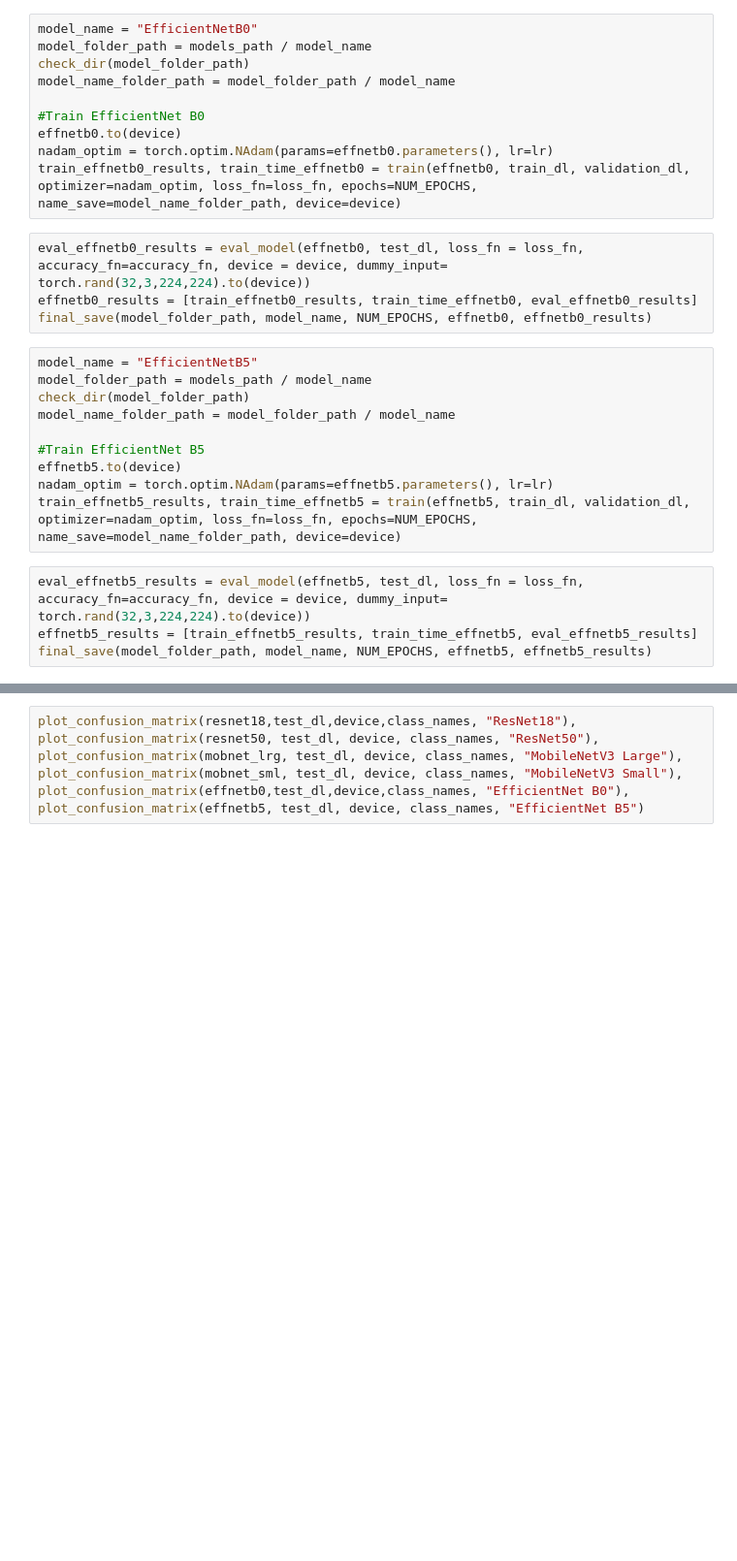
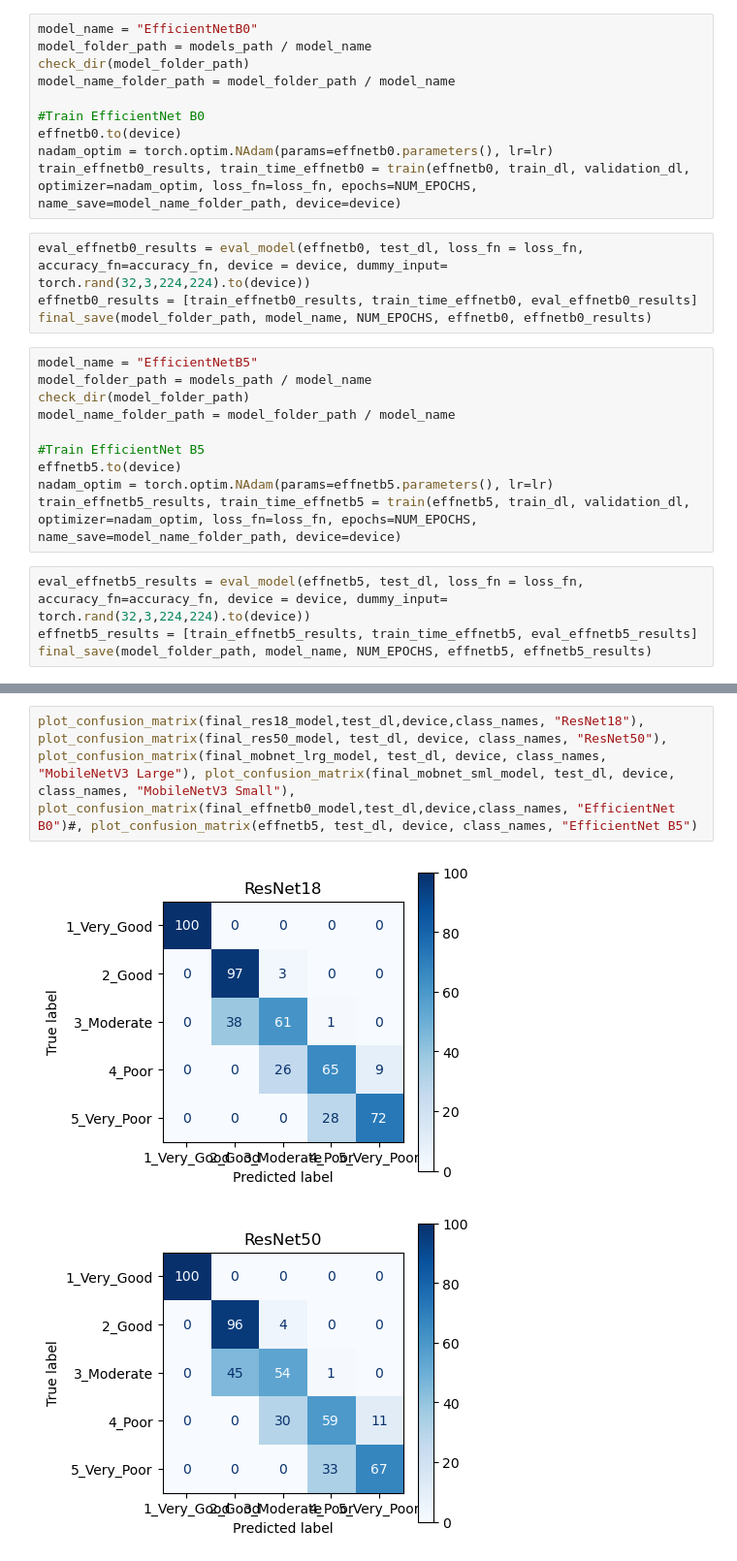
Before and after one commit to J-Mina/AQAUIS, a Jupyter notebook: Code/NAdam_wor.ipynb, the cells around one changed output, grey strips where cells are left out. Shown at 97% size. Drawn from its saved outputs; the diff is of its cells as text; blank space fills up the shorter version.

```diff
--- a/Code/NAdam_wor.ipynb
+++ b/Code/NAdam_wor.ipynb
@@ -183,4 +203,7 @@ plot_loss_curves(train_effnetb0_results,"EfficientNet B0"), plot_loss_curves(tra
 # %%
-plot_confusion_matrix(resnet18,test_dl,device,class_names, "ResNet18"), plot_confusion_matrix(resnet50, test_dl, device, class_names, "ResNet50"),
-plot_confusion_matrix(mobnet_lrg, test_dl, device, class_names, "MobileNetV3 Large"), plot_confusion_matrix(mobnet_sml, test_dl, device, class_names, "MobileNetV3 Small"),
-plot_confusion_matrix(effnetb0,test_dl,device,class_names, "EfficientNet B0"), plot_confusion_matrix(effnetb5, test_dl, device, class_names, "EfficientNet B5")
+plot_confusion_matrix(final_res18_model,test_dl,device,class_names, "ResNet18"), plot_confusion_matrix(final_res50_model, test_dl, device, class_names, "ResNet50"),
+plot_confusion_matrix(final_mobnet_lrg_model, test_dl, device, class_names, "MobileNetV3 Large"), plot_confusion_matrix(final_mobnet_sml_model, test_dl, device, class_names, "MobileNetV3 Small"),
+plot_confusion_matrix(final_effnetb0_model,test_dl,device,class_names, "EfficientNet B0")#, plot_confusion_matrix(effnetb5, test_dl, device, class_names, "EfficientNet B5")
+# %% [output]
+[figure, added]
+[figure, added]
```
Also changed, not shown: parts of 15 cells of this notebook, 1 other file.
